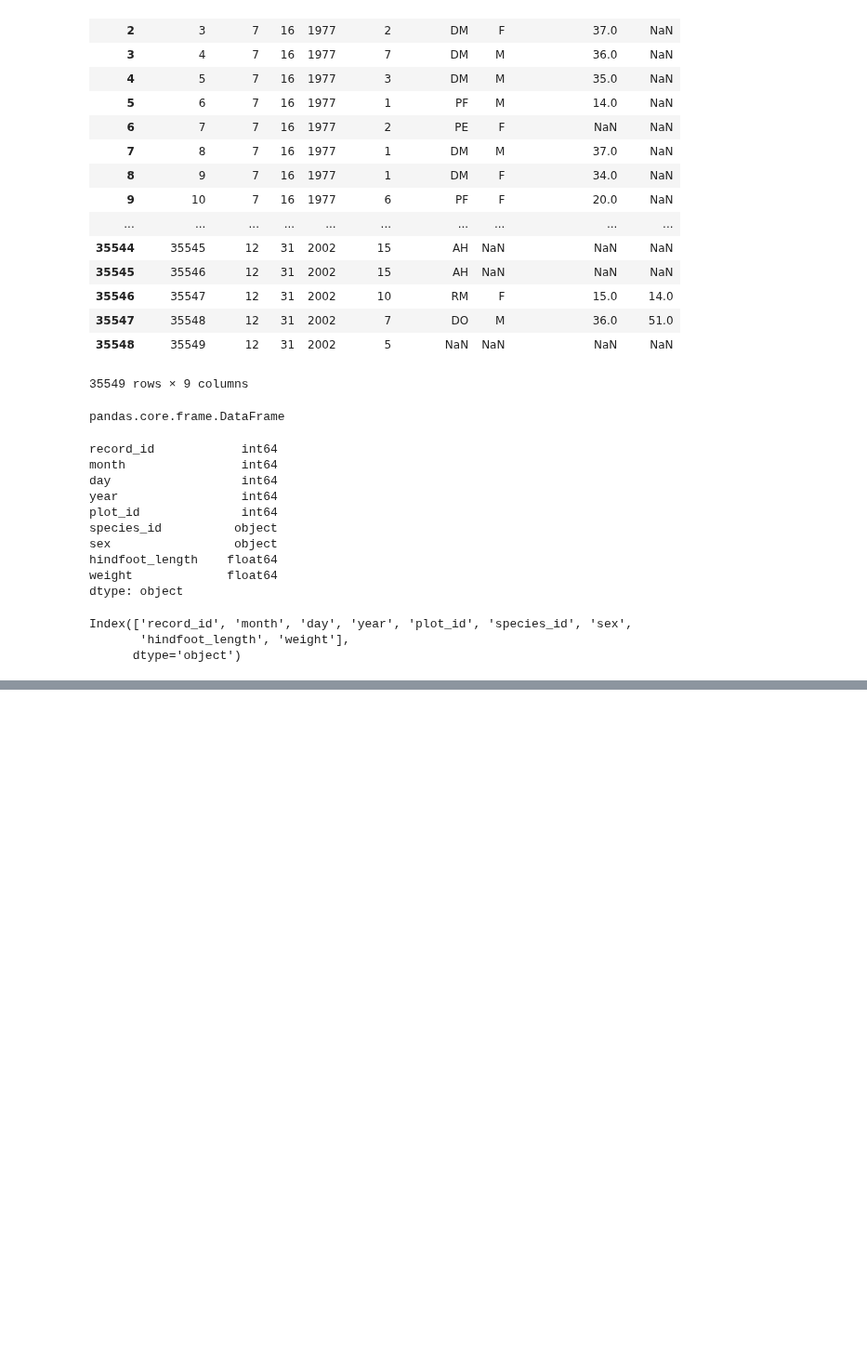
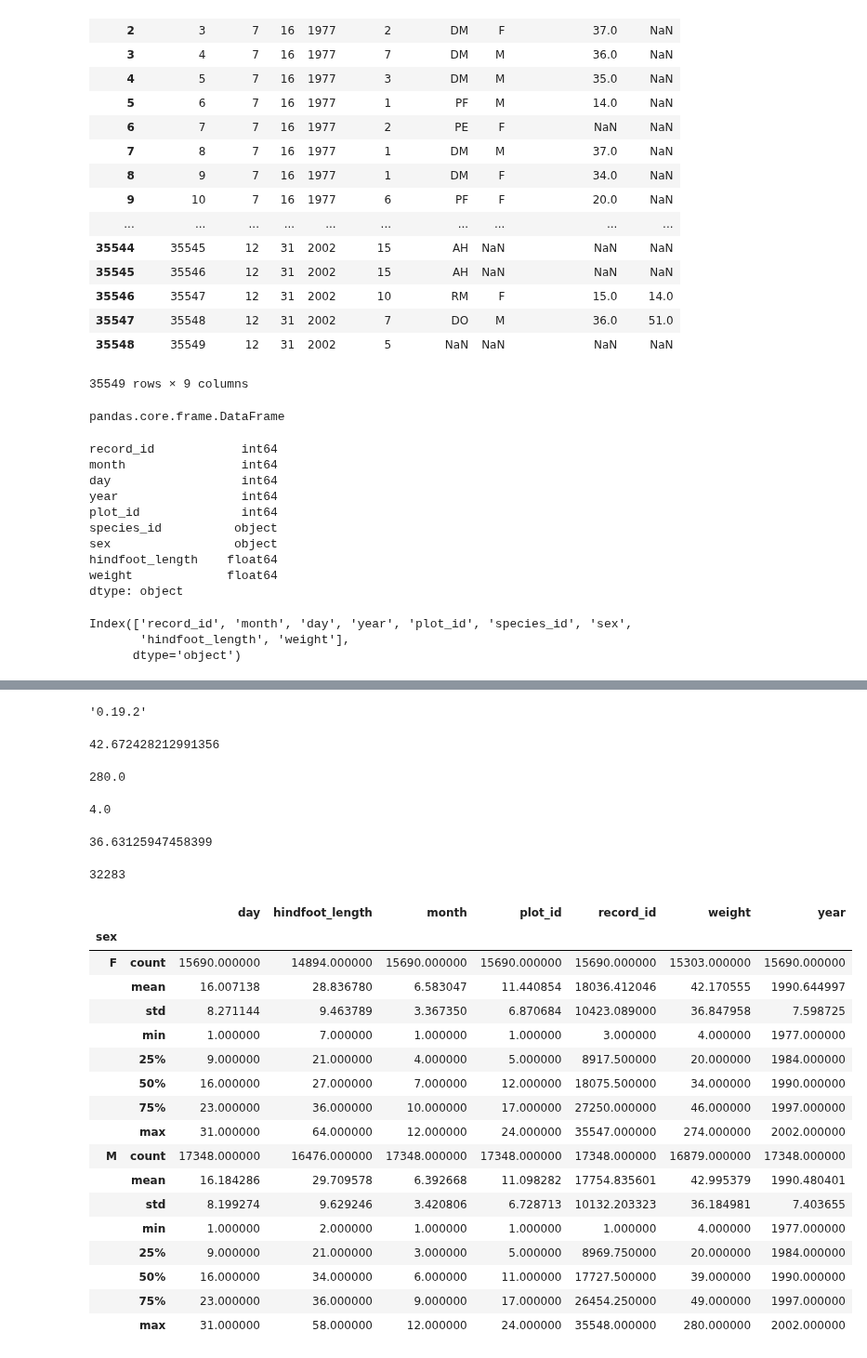
Before and after one commit to calculquebec/cq-formation-analyse-visualisation-python, a Jupyter notebook: Analyse et visualisation en Python 20170207.ipynb, the cells around one changed output, grey strips where cells are left out. Shown at 93% size. Drawn from its saved outputs; the diff is of its cells as text; code cells hidden in the pictures; blank space fills up the shorter version.

```diff
--- a/Analyse et visualisation en Python 20170207.ipynb
+++ b/Analyse et visualisation en Python 20170207.ipynb
@@ -77,0 +124,47 @@ surveys_
+# %%
+pd.__version__
+# %% [output]
+'0.19.2'
+# %%
+surveys_df['weight'].mean()
+# %% [output]
+42.672428212991356
+# %%
+surveys_df['weight'].max()
+# %% [output]
+280.0
+# %%
+surveys_df['weight'].min()
+# %% [output]
+4.0
+# %%
+surveys_df['weight'].std()
+# %% [output]
+36.63125947458399
+# %%
+surveys_df['weight'].count()
+# %% [output]
+32283
+# %%
+sorted = surveys_df.groupby('sex')
+# %%
+sorted.describe()
+# %% [output]
+|  |  | day | hindfoot_length | month | plot_id | record_id | weight | year |
+| sex |  |  |  |  |  |  |  |  |
+| F | count | 15690.000000 | 14894.000000 | 15690.000000 | 15690.000000 | 15690.000000 | 15303.000000 | 15690.000000 |
+|  | mean | 16.007138 | 28.836780 | 6.583047 | 11.440854 | 18036.412046 | 42.170555 | 1990.644997 |
+|  | std | 8.271144 | 9.463789 | 3.367350 | 6.870684 | 10423.089000 | 36.847958 | 7.598725 |
+|  | min | 1.000000 | 7.000000 | 1.000000 | 1.000000 | 3.000000 | 4.000000 | 1977.000000 |
+|  | 25% | 9.000000 | 21.000000 | 4.000000 | 5.000000 | 8917.500000 | 20.000000 | 1984.000000 |
+|  | 50% | 16.000000 | 27.000000 | 7.000000 | 12.000000 | 18075.500000 | 34.000000 | 1990.000000 |
+|  | 75% | 23.000000 | 36.000000 | 10.000000 | 17.000000 | 27250.000000 | 46.000000 | 1997.000000 |
+|  | max | 31.000000 | 64.000000 | 12.000000 | 24.000000 | 35547.000000 | 274.000000 | 2002.000000 |
+| M | count | 17348.000000 | 16476.000000 | 17348.000000 | 17348.000000 | 17348.000000 | 16879.000000 | 17348.000000 |
+|  | mean | 16.184286 | 29.709578 | 6.392668 | 11.098282 | 17754.835601 | 42.995379 | 1990.480401 |
+|  | std | 8.199274 | 9.629246 | 3.420806 | 6.728713 | 10132.203323 | 36.184981 | 7.403655 |
+|  | min | 1.000000 | 2.000000 | 1.000000 | 1.000000 | 1.000000 | 4.000000 | 1977.000000 |
+|  | 25% | 9.000000 | 21.000000 | 3.000000 | 5.000000 | 8969.750000 | 20.000000 | 1984.000000 |
+|  | 50% | 16.000000 | 34.000000 | 6.000000 | 11.000000 | 17727.500000 | 39.000000 | 1990.000000 |
+|  | 75% | 23.000000 | 36.000000 | 9.000000 | 17.000000 | 26454.250000 | 49.000000 | 1997.000000 |
+|  | max | 31.000000 | 58.000000 | 12.000000 | 24.000000 | 35548.000000 | 280.000000 | 2002.000000 |
```
Also changed, not shown: parts of 6 cells of this notebook.
